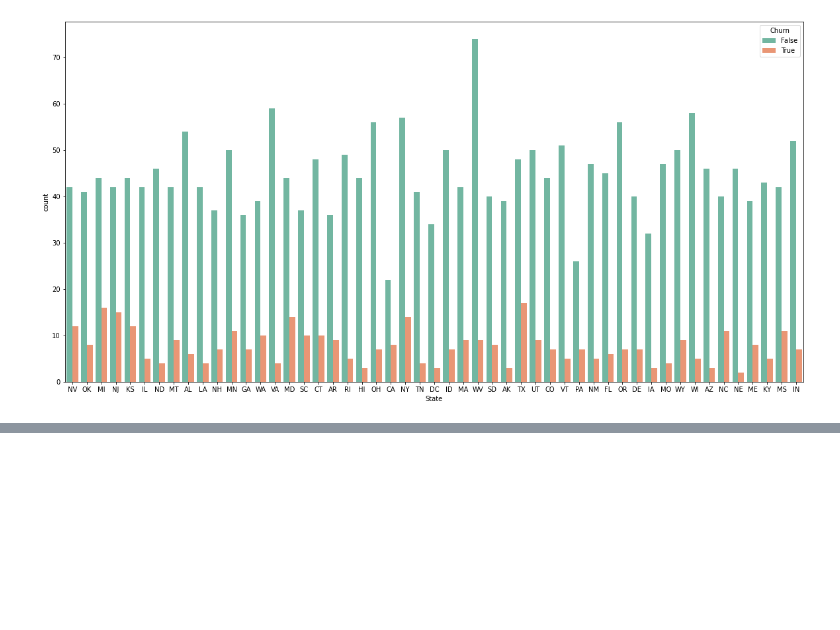
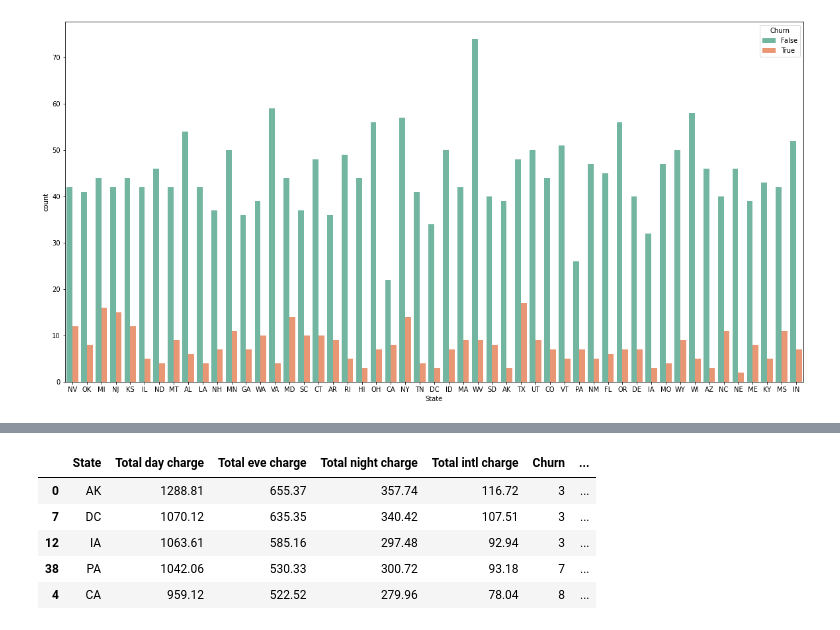
Before and after one commit to lucas-sls/Telecom_Churn, a Jupyter notebook: Telecom_churn.ipynb, the cells around one changed output, grey strips where cells are left out. Cells and saved outputs as stored; diff of their text form; code cells hidden in the pictures; blank space fills up the shorter version.

```diff
--- a/Telecom_churn.ipynb
+++ b/Telecom_churn.ipynb
@@ -349,0 +383,9 @@ sns.countplot(x='State', hue = 'Churn',data = df_treino, ax=axarr, palette=palet
+# %%
+receita.sort_values(by='Tot_receita', ascending=False).tail() # Estados com menos minutos falados
+# %% [output]
+|  | State | Total day charge | Total eve charge | Total night charge | Total intl charge | Churn | ... |
+| 0 | AK | 1288.81 | 655.37 | 357.74 | 116.72 | 3 | ... |
+| 7 | DC | 1070.12 | 635.35 | 340.42 | 107.51 | 3 | ... |
+| 12 | IA | 1063.61 | 585.16 | 297.48 | 92.94 | 3 | ... |
+| 38 | PA | 1042.06 | 530.33 | 300.72 | 93.18 | 7 | ... |
+| 4 | CA | 959.12 | 522.52 | 279.96 | 78.04 | 8 | ... |
```
Also changed, not shown: parts of 5 cells of this notebook.
